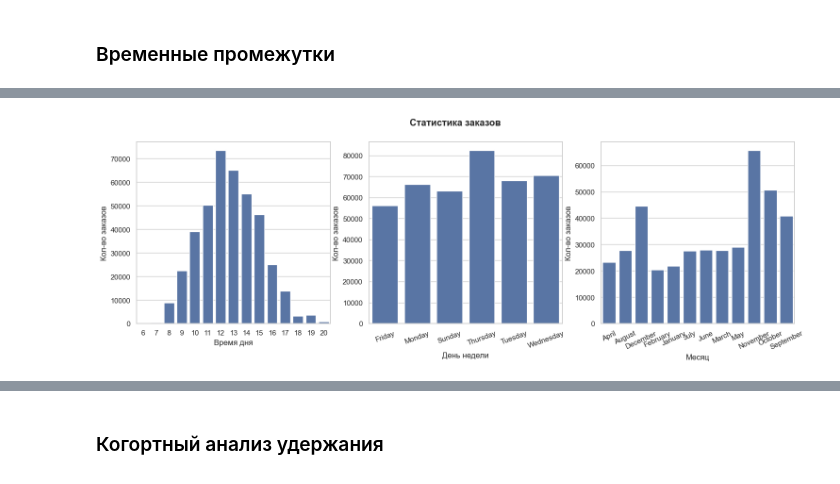
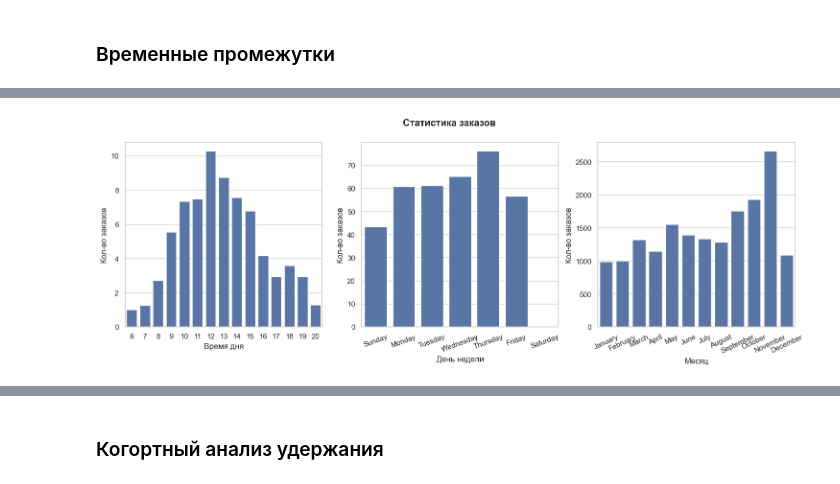
Before and after one commit to Mindalmilk/pet-projects, a Jupyter notebook: online-retail/online_retail.ipynb, the cells around one changed output, grey strips where cells are left out. Saved outputs shown, nothing was run; the diff lists cells and outputs as text; code cells hidden in the pictures.

```diff
--- a/online-retail/online_retail.ipynb
+++ b/online-retail/online_retail.ipynb
@@ -258,0 +332,12 @@ plt.show()
+# %%
+plt.rcParams['figure.figsize'] = (25, 15)
+plt.rcParams['font.size'] = 12
+
+plt.subplot(2, 2, 1)
+sns.distplot(purchase_non_zero['Quantity'],  color = 'orange')
+plt.title('Количество товаров в заказе')
+
+plt.subplot(2, 2, 2)
+sns.distplot(purchase_non_zero['FullPrice'],  color = 'green')
+plt.title('Цена всего заказа')
+plt.show()
@@ -363,5 +454,6 @@ plt.show()
 # %%
-countries_count['AvgPurchase'] = countries_count['FullAmount'] / countries_count['InvoiceNo']
+plt.rcParams['figure.figsize'] = (13, 8)
+countries_count['AvgPurchase'] = countries_count['FullPrice'] / countries_count['InvoiceNo']
 sns.barplot(y=countries_count['AvgPurchase'][:10],x=countries_count.index[:10])
 plt.title('Средняя цена заказа для топ 10 стран по кол-ву заказов')
 plt.xticks(rotation=20)
@@ -371,2 +463,10 @@ plt.show()
 # %% [markdown]
 ### Временные промежутки
+# %%
+date_df =  data_without_cancels[['InvoiceNo','InvoiceDate']]
+date_df['day_of_week'] = date_df['InvoiceDate'].dt.day_name()
+date_df['month'] = date_df['InvoiceDate'].dt.month_name()
+date_df['hour'] = date_df['InvoiceDate'].dt.hour
+date_df['year'] = date_df['InvoiceDate'].dt.year
+date_df['date'] = pd.to_datetime(date_df['InvoiceDate'].dt.strftime('%Y-%m-%d'))
+date_df
@@ -373,26 +487,35 @@ plt.show()
+# %%
+temp_month = date_df.groupby(['year','month'])['InvoiceNo'].nunique().reset_index()
+month = temp_month.groupby(['month'])['InvoiceNo'].mean()
+month = month.reindex(['January', 'February', 'March', 'April', 'May', 'June',
+                 'July', 'August', 'September', 'October', 'November',
+                 'December'] )
+
+temp_day_of_week= date_df.groupby(['date','day_of_week'])['InvoiceNo'].nunique().reset_index()
+day_of_week = temp_day_of_week.groupby(['day_of_week'])['InvoiceNo'].mean()
+day_of_week = day_of_week.reindex(['Sunday','Monday','Tuesday','Wednesday','Thursday','Friday','Saturday'],fill_value=0)
+
+temp_hour= date_df.groupby(['date','hour'])['InvoiceNo'].nunique().reset_index()
+hour = temp_hour.groupby(['hour'])['InvoiceNo'].mean()
 # %%
-month = data.groupby(data['InvoiceDate'].dt.month_name())['InvoiceNo'].count()
-day_of_week = data.groupby(data['InvoiceDate'].dt.day_name())['InvoiceNo'].count()
-hour = data.groupby(data['InvoiceDate'].dt.hour)['InvoiceNo'].count()
-
 fig, ax = plt.subplots(1,3, figsize=(18, 5) )
 
 fig.suptitle('Статистика заказов', fontweight='heavy')
 
 sns.barplot(hour,ax=ax[0],)
 ax[0].set_xlabel('Время дня')
 ax[0].set_ylabel('Кол-во заказов')
 
 sns.barplot(day_of_week,ax=ax[1])
 ax[1].tick_params(axis='x', labelrotation=20)
 ax[1].set_xlabel('День недели')
 ax[1].set_ylabel('Кол-во заказов')
 
 sns.barplot(month,ax=ax[2])
 ax[2].tick_params(axis='x', labelrotation=25)
 ax[2].set_xlabel('Месяц')
 ax[2].set_ylabel('Кол-во заказов')
 
 plt.show()
 # %% [output]
-[figure, old version]
+[figure, new version]
```
Also changed, not shown: parts of 58 cells of this notebook.
